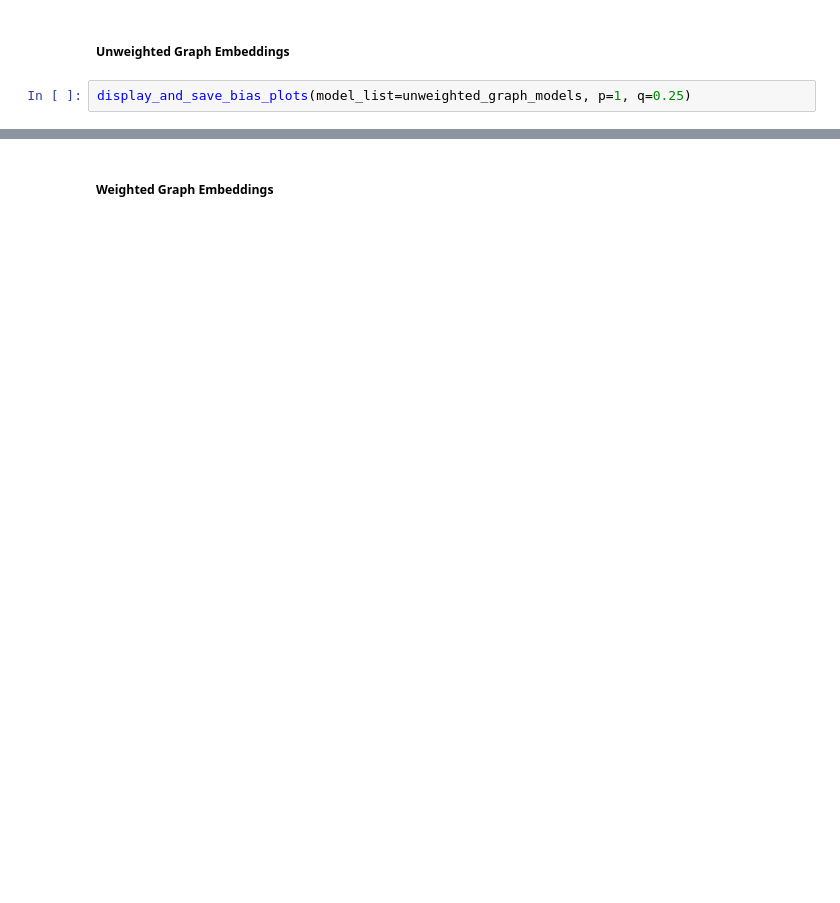
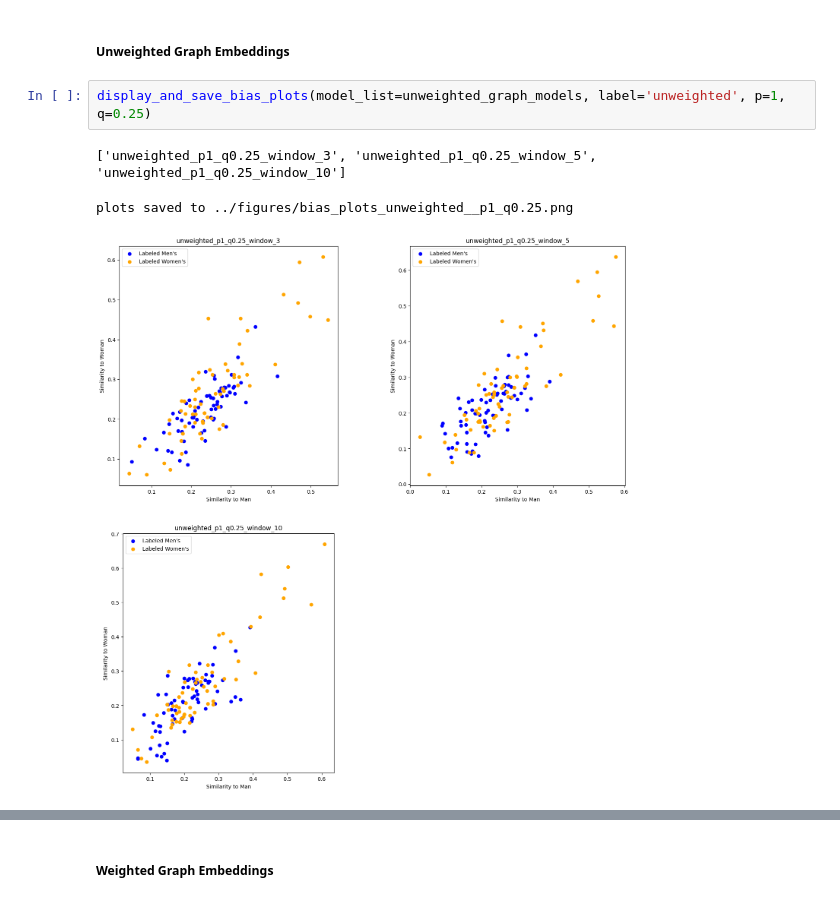
Before and after one commit to n-smith-byu/LING581-Natural-Language-Processing-BYU, a Jupyter notebook: src/GraphAndModelEvaluation.ipynb, the cells around one changed output, grey strips where cells are left out. Saved outputs shown, nothing was run; the diff lists cells and outputs as text; blank space fills up the shorter version.

```diff
--- a/src/GraphAndModelEvaluation.ipynb
+++ b/src/GraphAndModelEvaluation.ipynb
@@ -464,5 +596,9 @@ if INCLUDE_GOOGLE:
 # %% [markdown]
 ##### Unweighted Graph Embeddings
 # %%
-display_and_save_bias_plots(model_list=unweighted_graph_models, p=1, q=0.25)
+display_and_save_bias_plots(model_list=unweighted_graph_models, label='unweighted', p=1, q=0.25)
+# %% [output]
+['unweighted_p1_q0.25_window_3', 'unweighted_p1_q0.25_window_5', 'unweighted_p1_q0.25_window_10']
+plots saved to ../figures/bias_plots_unweighted__p1_q0.25.png
+[figure, added]
 # %%
```
Also changed, not shown: parts of 21 cells of this notebook, 11 other files.
